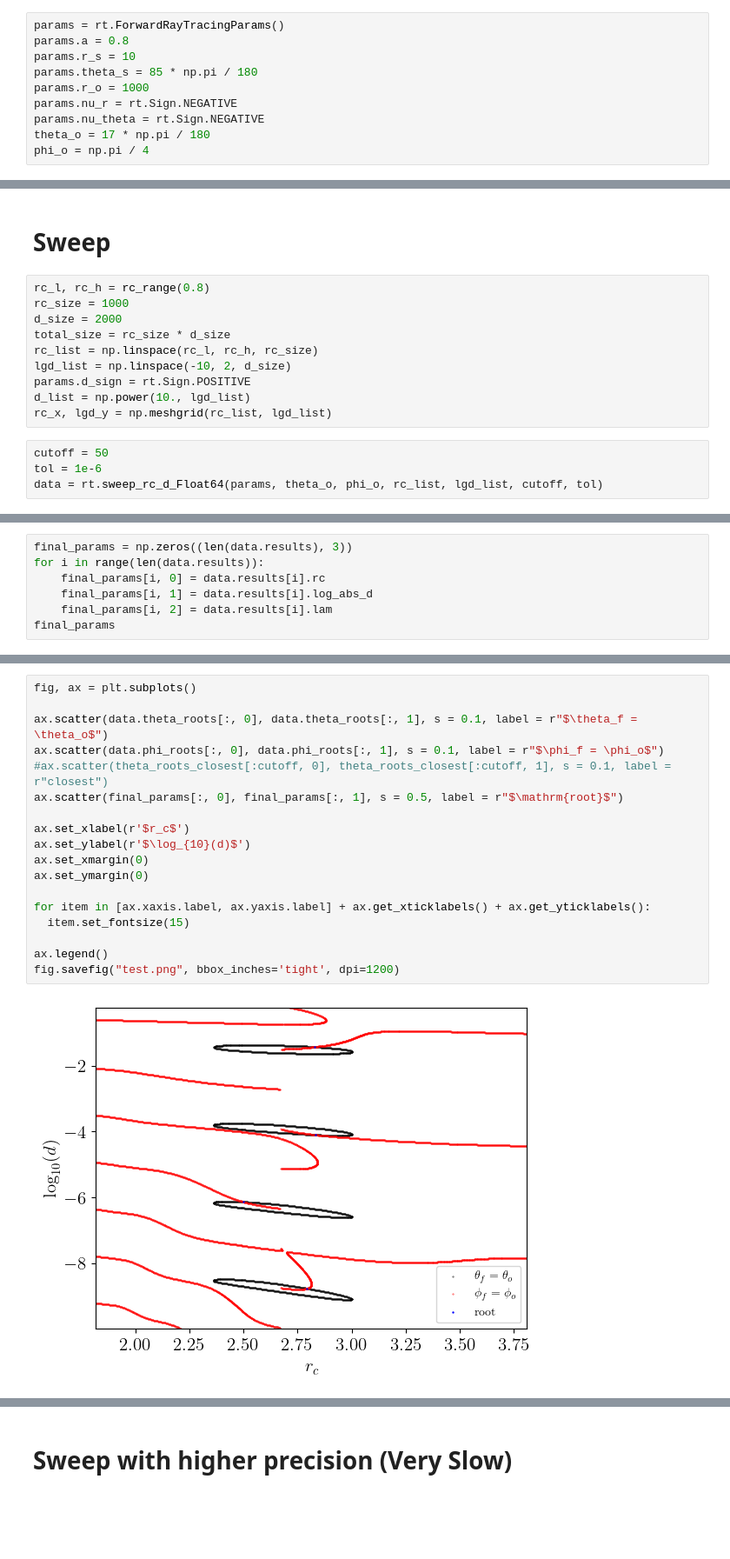
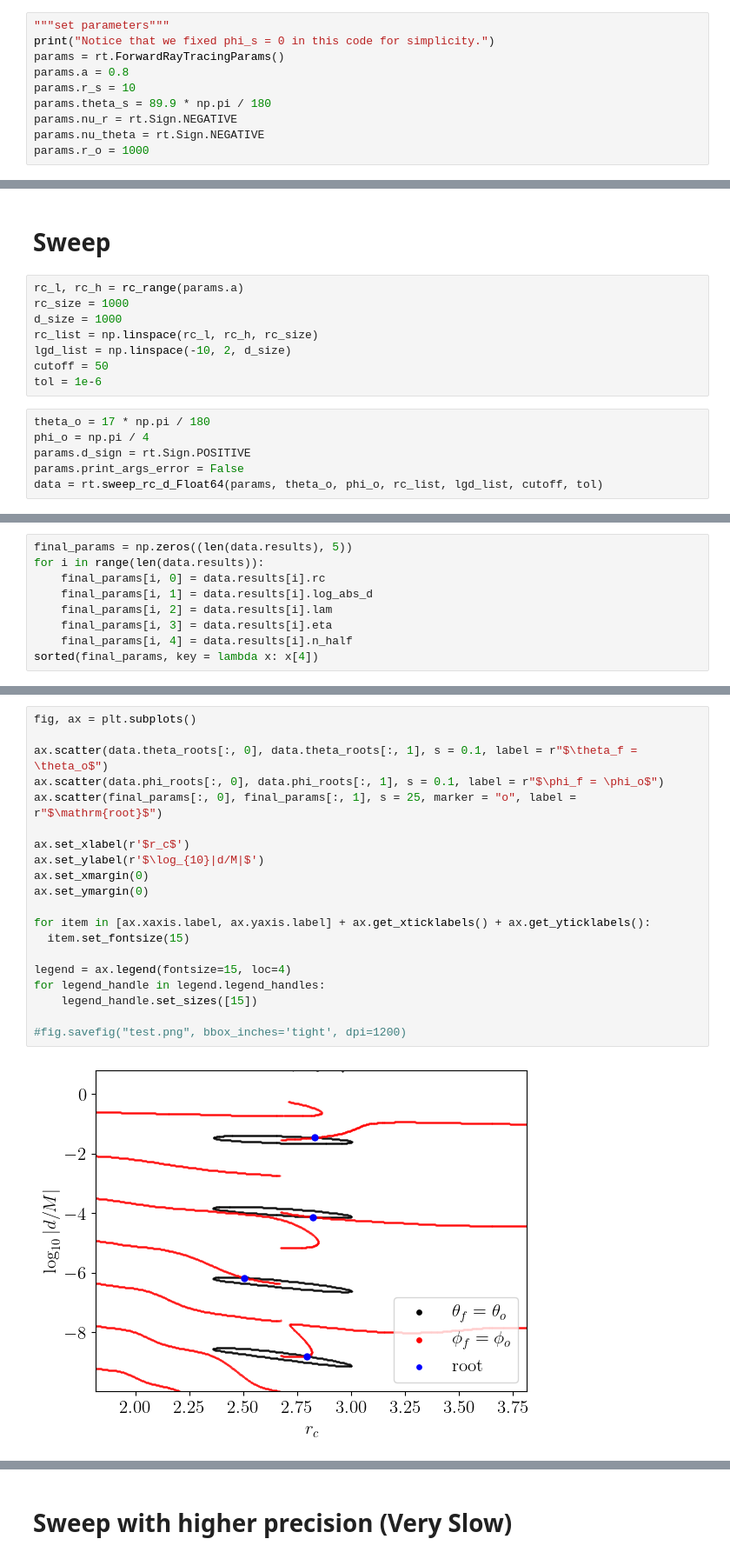
Before and after one commit to AuroraDysis/KerrP2P, a Jupyter notebook: examples/tutorial_float64.ipynb, the cells around one changed output, grey strips where cells are left out. Shown at 87% size. Drawn from its saved outputs; the diff is of its cells as text; blank space fills up the shorter version.

```diff
--- a/examples/tutorial_float64.ipynb
+++ b/examples/tutorial_float64.ipynb
@@ -15,10 +27,10 @@ def rc_range(a):
 # %%
+"""set parameters"""
+print("Notice that we fixed phi_s = 0 in this code for simplicity.")
 params = rt.ForwardRayTracingParams()
 params.a = 0.8
 params.r_s = 10
-params.theta_s = 85 * np.pi / 180
-params.r_o = 1000
+params.theta_s = 89.9 * np.pi / 180
 params.nu_r = rt.Sign.NEGATIVE
 params.nu_theta = rt.Sign.NEGATIVE
-theta_o = 17 * np.pi / 180
-phi_o = np.pi / 4
+params.r_o = 1000
@@ -84,16 +139,16 @@ lambda = -3.6008325312984004
 # %% [markdown]
 # Sweep
 # %%
-rc_l, rc_h = rc_range(0.8)
+rc_l, rc_h = rc_range(params.a)
 rc_size = 1000
-d_size = 2000
-total_size = rc_size * d_size
+d_size = 1000
 rc_list = np.linspace(rc_l, rc_h, rc_size)
 lgd_list = np.linspace(-10, 2, d_size)
-params.d_sign = rt.Sign.POSITIVE
-d_list = np.power(10., lgd_list)
-rc_x, lgd_y = np.meshgrid(rc_list, lgd_list)
+cutoff = 50
+tol = 1e-6
 # %%
-cutoff = 50
-tol = 1e-6
+theta_o = 17 * np.pi / 180
+phi_o = np.pi / 4
+params.d_sign = rt.Sign.POSITIVE
+params.print_args_error = False
 data = rt.sweep_rc_d_Float64(params, theta_o, phi_o, rc_list, lgd_list, cutoff, tol)
@@ -100,8 +157,10 @@ data = rt.sweep_rc_d_Float64(params, theta_o, phi_o, rc_list, lgd_list, cutoff,
 # %%
-final_params = np.zeros((len(data.results), 3))
+final_params = np.zeros((len(data.results), 5))
 for i in range(len(data.results)):
     final_params[i, 0] = data.results[i].rc
     final_params[i, 1] = data.results[i].log_abs_d
     final_params[i, 2] = data.results[i].lam
-final_params
+    final_params[i, 3] = data.results[i].eta
+    final_params[i, 4] = data.results[i].n_half
+sorted(final_params, key = lambda x: x[4])
 # %% [output]
@@ -112,20 +171,22 @@ array([[ 2.8287207 , -1.43422441, -0.73150241],
 # %%
 fig, ax = plt.subplots()
 
 ax.scatter(data.theta_roots[:, 0], data.theta_roots[:, 1], s = 0.1, label = r"$\theta_f = \theta_o$")
 ax.scatter(data.phi_roots[:, 0], data.phi_roots[:, 1], s = 0.1, label = r"$\phi_f = \phi_o$")
-#ax.scatter(theta_roots_closest[:cutoff, 0], theta_roots_closest[:cutoff, 1], s = 0.1, label = r"closest")
-ax.scatter(final_params[:, 0], final_params[:, 1], s = 0.5, label = r"$\mathrm{root}$")
+ax.scatter(final_params[:, 0], final_params[:, 1], s = 25, marker = "o", label = r"$\mathrm{root}$")
 
 ax.set_xlabel(r'$r_c$')
-ax.set_ylabel(r'$\log_{10}(d)$')
+ax.set_ylabel(r'$\log_{10}|d/M|$')
 ax.set_xmargin(0)
 ax.set_ymargin(0)
 
 for item in [ax.xaxis.label, ax.yaxis.label] + ax.get_xticklabels() + ax.get_yticklabels():
   item.set_fontsize(15)
 
-ax.legend()
-fig.savefig("test.png", bbox_inches='tight', dpi=1200)
+legend = ax.legend(fontsize=15, loc=4)
+for legend_handle in legend.legend_handles:
+    legend_handle.set_sizes([15])
+
+#fig.savefig("test.png", bbox_inches='tight', dpi=1200)
 # %% [output]
-[figure, old version]
+[figure, new version]
```
Also changed, not shown: parts of 23 cells of this notebook.
